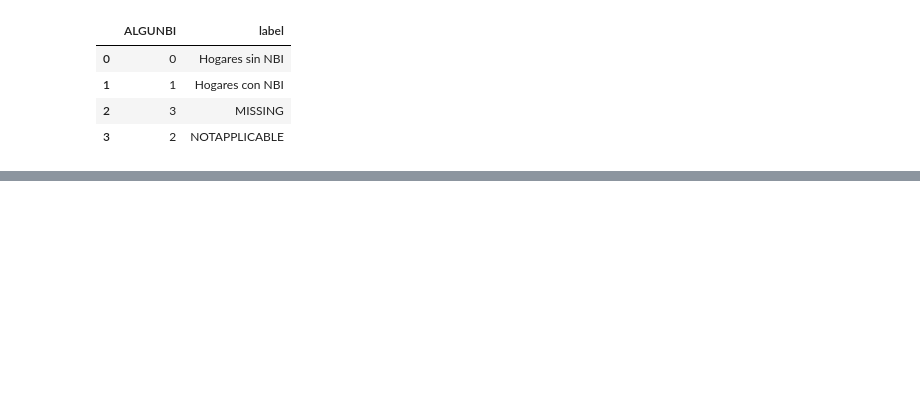
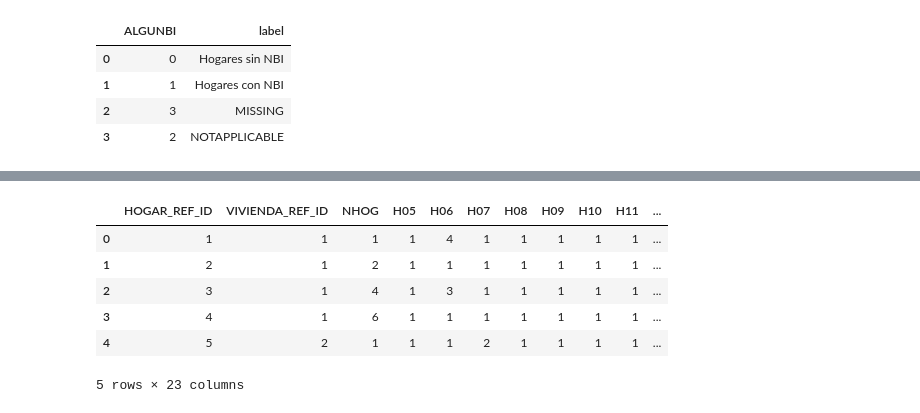
Before and after one commit to EmiKaczmarczyk/MET4OP, a Jupyter notebook: Examenes/TP2/emi.ipynb, the cells around one changed output, grey strips where cells are left out. Drawn from its saved outputs; the diff is of its cells as text; code cells hidden in the pictures; blank space fills up the shorter version.

```diff
--- a/Examenes/TP2/emi.ipynb
+++ b/Examenes/TP2/emi.ipynb
@@ -192,0 +196,12 @@ nbi.head()
+# %%
+# shape de (1152599, 23), NBI ultima columna
+hogar=pd.read_csv("C:/Users/W10/OneDrive/Escritorio/2° Cuatri/Metodologia de la OP/Clonados/MET4OP/dataset/censo2010/hogar.csv")
+hogar.head()
+# %% [output]
+|  | HOGAR_REF_ID | VIVIENDA_REF_ID | NHOG | H05 | H06 | H07 | H08 | H09 | H10 | H11 | ... |
+| 0 | 1 | 1 | 1 | 1 | 4 | 1 | 1 | 1 | 1 | 1 | ... |
+| 1 | 2 | 1 | 2 | 1 | 1 | 1 | 1 | 1 | 1 | 1 | ... |
+| 2 | 3 | 1 | 4 | 1 | 3 | 1 | 1 | 1 | 1 | 1 | ... |
+| 3 | 4 | 1 | 6 | 1 | 1 | 1 | 1 | 1 | 1 | 1 | ... |
+| 4 | 5 | 2 | 1 | 1 | 1 | 2 | 1 | 1 | 1 | 1 | ... |
+5 rows × 23 columns
```
Also changed, not shown: parts of 25 cells of this notebook.
